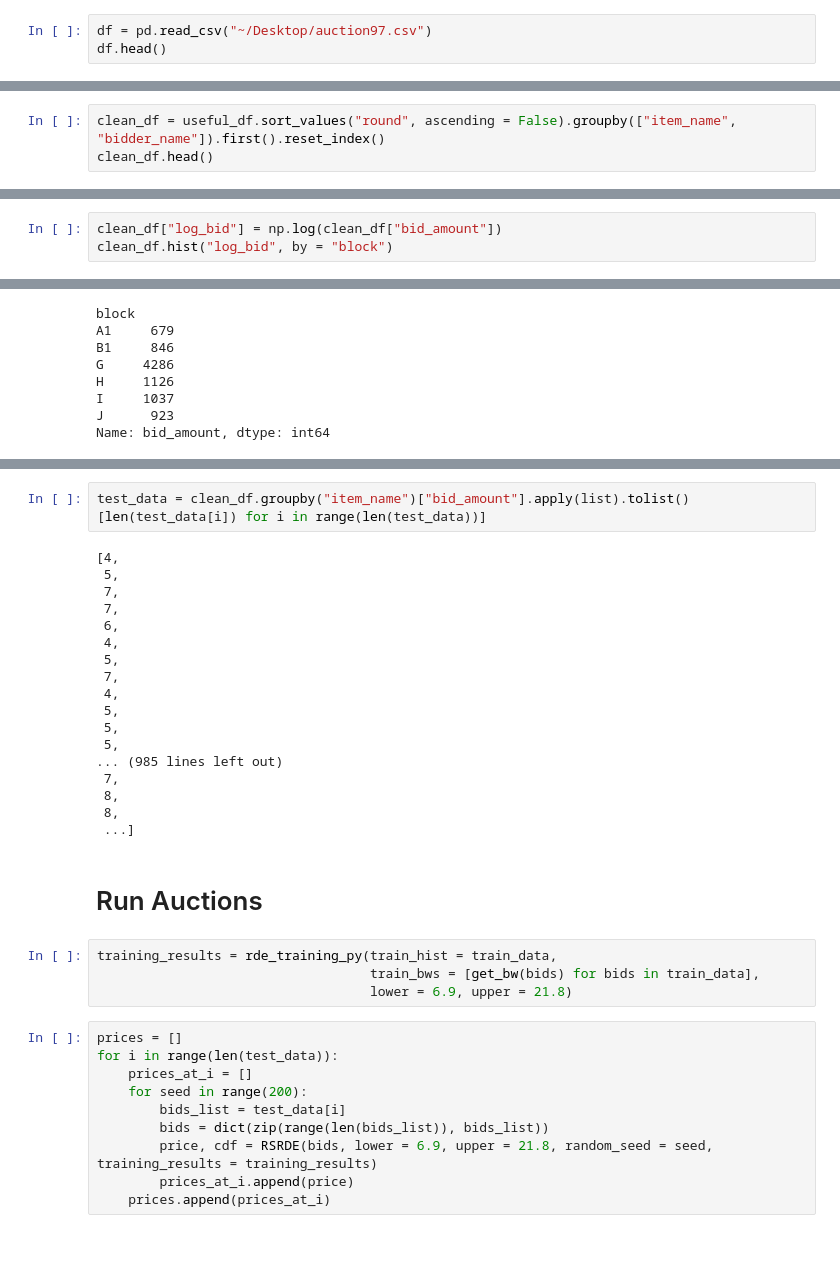
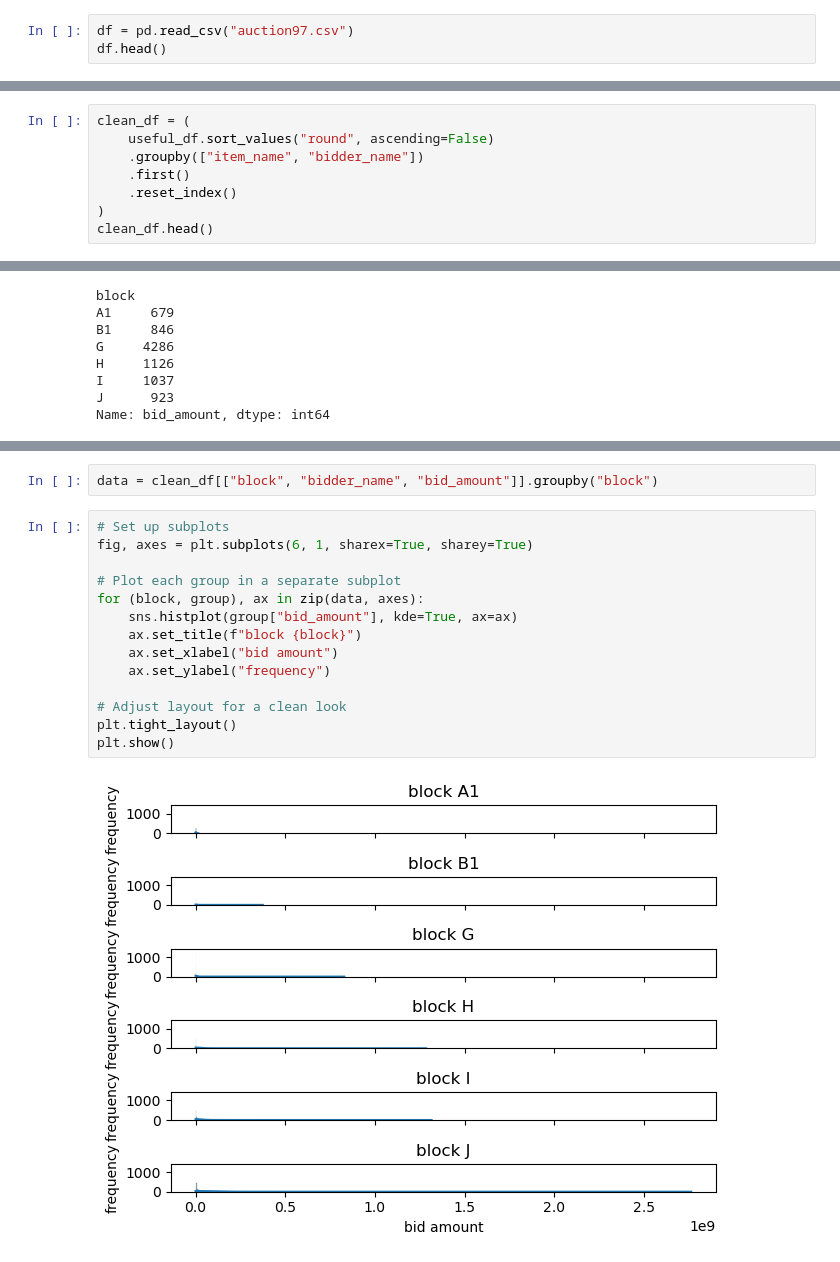
Before and after one commit to yingqi-gao/MAPP, a Jupyter notebook: real.ipynb, the cells around one changed output, grey strips where cells are left out. Cells and saved outputs as stored; diff of their text form.

Commit message:
Finished real data part.

```diff
--- a/real.ipynb
+++ b/real.ipynb
@@ -12,5 +27,5 @@ from _pricing_mechanisms import RSRDE
 # %%
-df = pd.read_csv("~/Desktop/auction97.csv")
+df = pd.read_csv("auction97.csv")
 df.head()
 # %% [output]
 |  | Unnamed: 0 | auction_id | auction_description | round | item_name | item_description | bidder_name | ... |
@@ -31,7 +46,12 @@ useful_df.head()
 | 3 | 1.0 | AW-BEA003-B1 | B1 | 2014 AWS Spectrum Bidco Corporation | 4539000.0 |
 | 4 | 1.0 | AW-BEA003-H | H | Northstar Wireless, LLC | 13616000.0 |
 # %%
-clean_df = useful_df.sort_values("round", ascending = False).groupby(["item_name", "bidder_name"]).first().reset_index()
+clean_df = (
+    useful_df.sort_values("round", ascending=False)
+    .groupby(["item_name", "bidder_name"])
+    .first()
+    .reset_index()
+)
 clean_df.head()
 # %% [output]
 |  | item_name | bidder_name | round | block | bid_amount |
@@ -51,3 +62,0 @@ array([[<Axes: title={'center': 'A1'}>, <Axes: title={'center': 'B1'}>],
-# %%
-clean_df["log_bid"] = np.log(clean_df["bid_amount"])
-clean_df.hist("log_bid", by = "block")
@@ -100,37 +74,18 @@ Name: bid_amount, Length: 1614, dtype: int64
-# %%
-test_data = clean_df.groupby("item_name")["bid_amount"].apply(list).tolist()
-[len(test_data[i]) for i in range(len(test_data))]
-# %% [output]
-[4,
- 5,
- 7,
- 7,
- 6,
- 4,
- 5,
- 7,
- 4,
- 5,
- 5,
- 5,
-... (985 lines left out)
- 7,
- 8,
- 8,
- ...]
-# %% [markdown]
-# Run Auctions
-# %%
-training_results = rde_training_py(train_hist = train_data,
-                                   train_bws = [get_bw(bids) for bids in train_data],
-                                   lower = 6.9, upper = 21.8)
-# %%
-prices = []
-for i in range(len(test_data)):
-    prices_at_i = []
-    for seed in range(200):
-        bids_list = test_data[i]
-        bids = dict(zip(range(len(bids_list)), bids_list))
-        price, cdf = RSRDE(bids, lower = 6.9, upper = 21.8, random_seed = seed, training_results = training_results)
-        prices_at_i.append(price)
-    prices.append(prices_at_i)
+# %%
+data = clean_df[["block", "bidder_name", "bid_amount"]].groupby("block")
+# %%
+# Set up subplots
+fig, axes = plt.subplots(6, 1, sharex=True, sharey=True)
+
+# Plot each group in a separate subplot
+for (block, group), ax in zip(data, axes):
+    sns.histplot(group["bid_amount"], kde=True, ax=ax)
+    ax.set_title(f"block {block}")
+    ax.set_xlabel("bid amount")
+    ax.set_ylabel("frequency")
+
+# Adjust layout for a clean look
+plt.tight_layout()
+plt.show()
+# %% [output]
+[figure, added]
```
Also changed, not shown: parts of 26 cells of this notebook, 4 other files.
